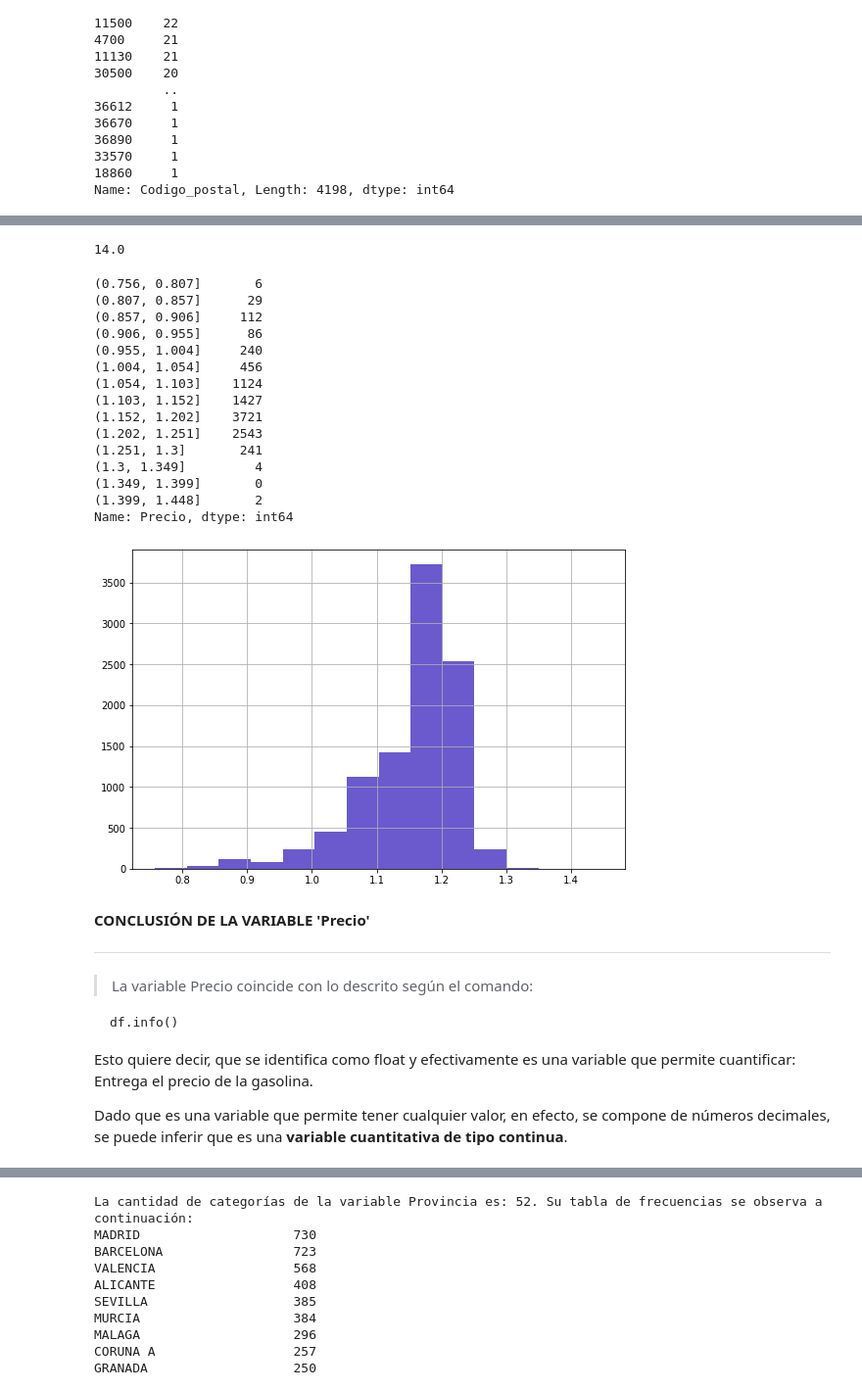
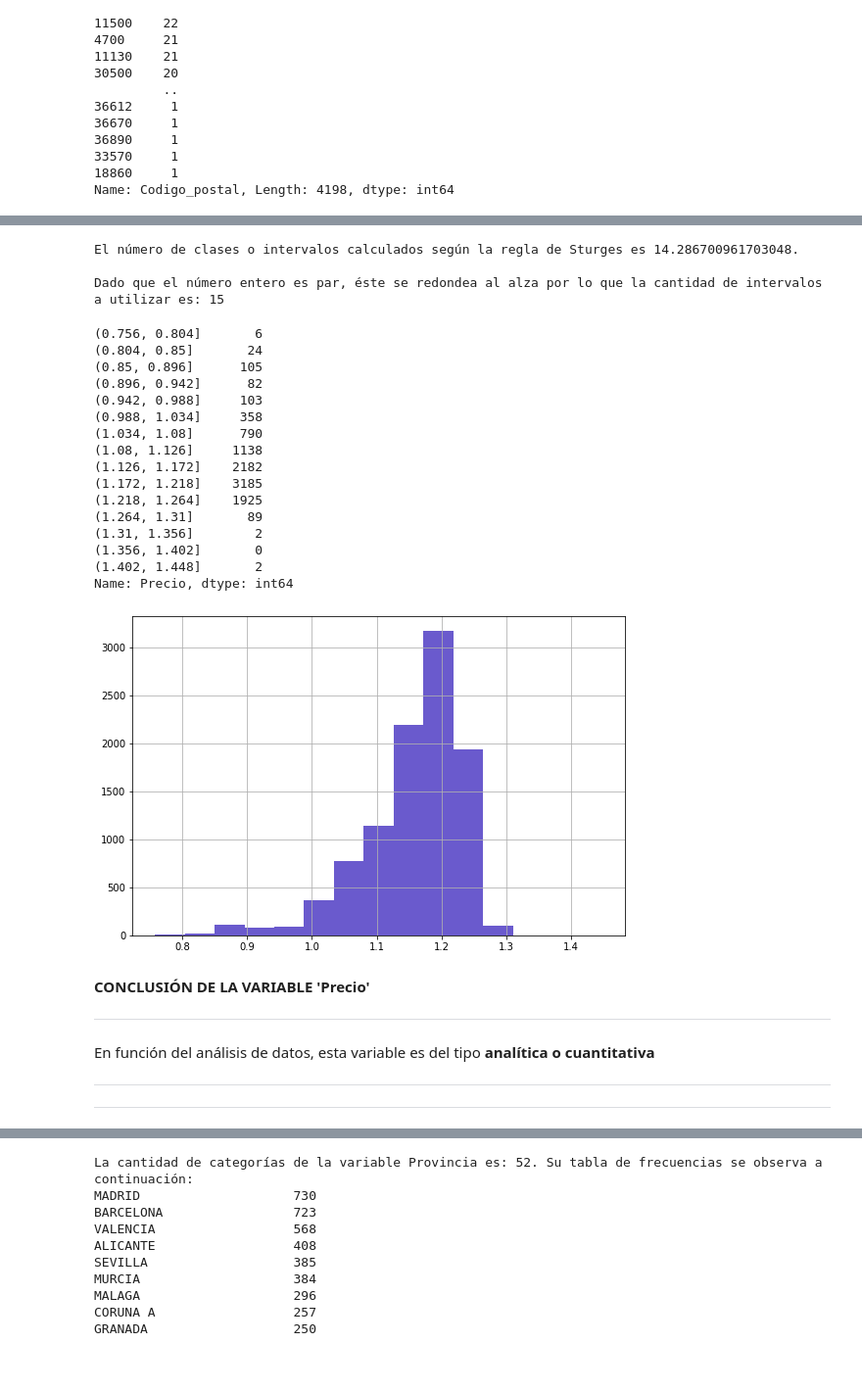
Before and after one commit to PauForestal/master_bdds, a Jupyter notebook: M2_AI1_VallejoPaula.ipynb, the cells around one changed output, grey strips where cells are left out. Shown at 98% size. Cells and saved outputs as stored; diff of their text form; code cells hidden in the pictures; blank space fills up the shorter version.

````diff
--- a/M2_AI1_VallejoPaula.ipynb
+++ b/M2_AI1_VallejoPaula.ipynb
@@ -116,47 +128,47 @@ Dicho lo anterior, esta variable es una **variable categórica o cualitativa de
 # %%
 # Cálculo del número de intervalos, según la regla de Sturges
 k = 1 + 3.322 * math.log10(len(df))
-k = round(k,0)
-k
+#k = math.ceil(k)
+print(f'El número de clases o intervalos calculados según la regla de Sturges es {k}.\n\nDado que el número entero es par, éste se redondea al alza por lo que la cantidad de intervalos a utilizar es: {math.ceil(k)}')
 # %% [output]
-14.0
+El número de clases o intervalos calculados según la regla de Sturges es 14.286700961703048.
+
+Dado que el número entero es par, éste se redondea al alza por lo que la cantidad de intervalos a utilizar es: 15
 # %%
-df.Precio.value_counts(bins=14).sort_index()
+df.Precio.value_counts(bins=15).sort_index()
 # %% [output]
-(0.756, 0.807]       6
-(0.807, 0.857]      29
-(0.857, 0.906]     112
-(0.906, 0.955]      86
-(0.955, 1.004]     240
-(1.004, 1.054]     456
-(1.054, 1.103]    1124
-(1.103, 1.152]    1427
-(1.152, 1.202]    3721
-(1.202, 1.251]    2543
-(1.251, 1.3]       241
-(1.3, 1.349]         4
-(1.349, 1.399]       0
-(1.399, 1.448]       2
+(0.756, 0.804]       6
+(0.804, 0.85]       24
+(0.85, 0.896]      105
+(0.896, 0.942]      82
+(0.942, 0.988]     103
+(0.988, 1.034]     358
+(1.034, 1.08]      790
+(1.08, 1.126]     1138
+(1.126, 1.172]    2182
+(1.172, 1.218]    3185
+(1.218, 1.264]    1925
+(1.264, 1.31]       89
+(1.31, 1.356]        2
+(1.356, 1.402]       0
+(1.402, 1.448]       2
 Name: Precio, dtype: int64
 # %%
 plt.figure(figsize=[9, 6])
-df.Precio.hist(color='slateblue', bins=14);
+df.Precio.hist(color='slateblue', bins=15);
 # %% [output]
-[figure, old version]
+[figure, new version]
-# %% [markdown]
-**CONCLUSIÓN DE LA VARIABLE  'Precio'**
-
-
----
-
-
-> La variable Precio coincide con lo descrito según el comando:
-
-```
-df.info()
-```
-
-Esto quiere decir, que se identifica como float y efectivamente es una variable que permite cuantificar: Entrega el precio de la gasolina.
-
-Dado que es una variable que permite tener cualquier valor, en efecto, se compone de números decimales, se puede inferir que es una **variable cuantitativa de tipo continua**.
+# %% [markdown]
+**CONCLUSIÓN DE LA VARIABLE  'Precio'**
+
+
+---
+En función del análisis de datos, esta variable es del tipo **analítica o cuantitativa**
+
+
+---
+
+
+
+---
 # %% [markdown]
````
Also changed, not shown: parts of 31 cells of this notebook.
